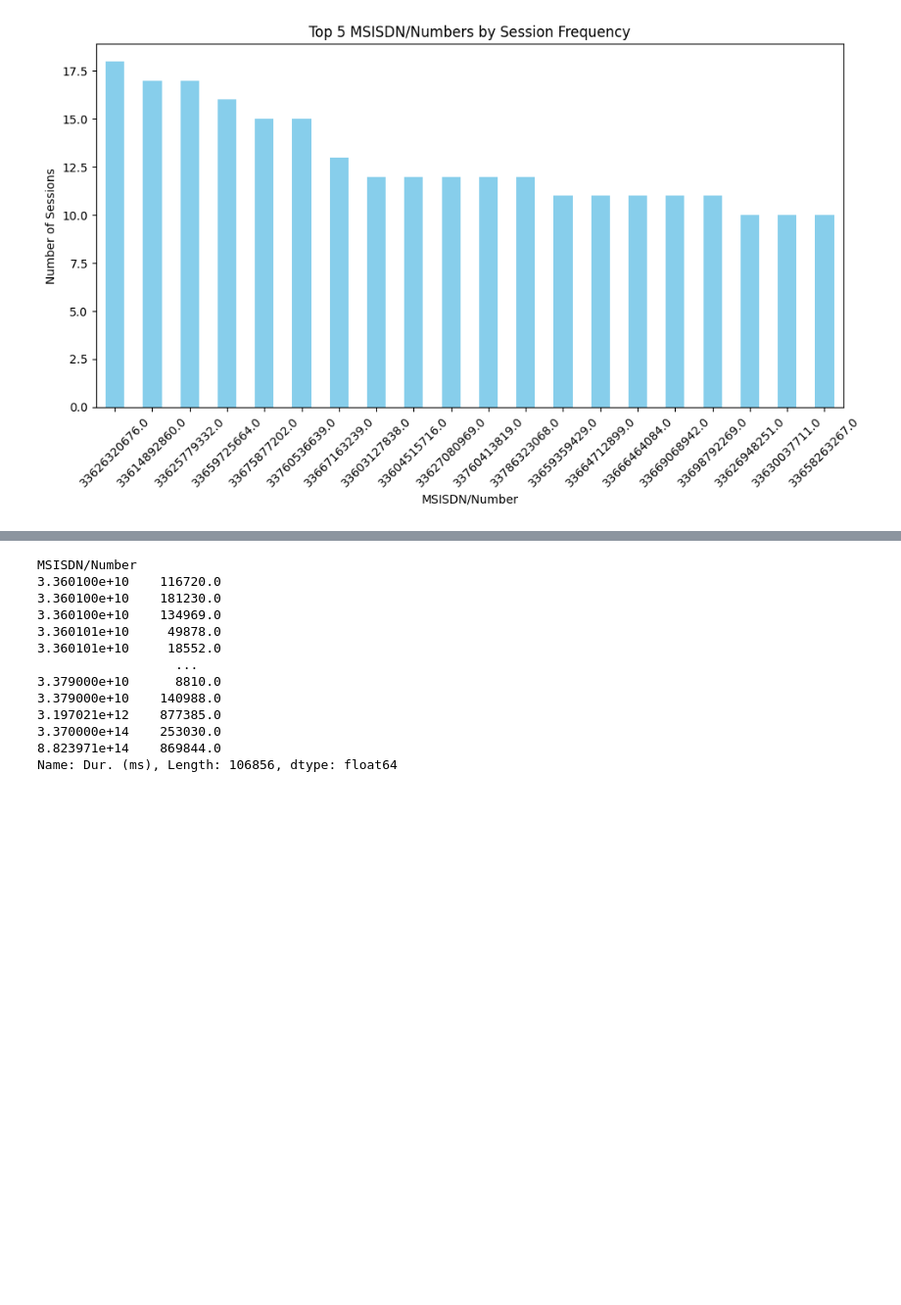
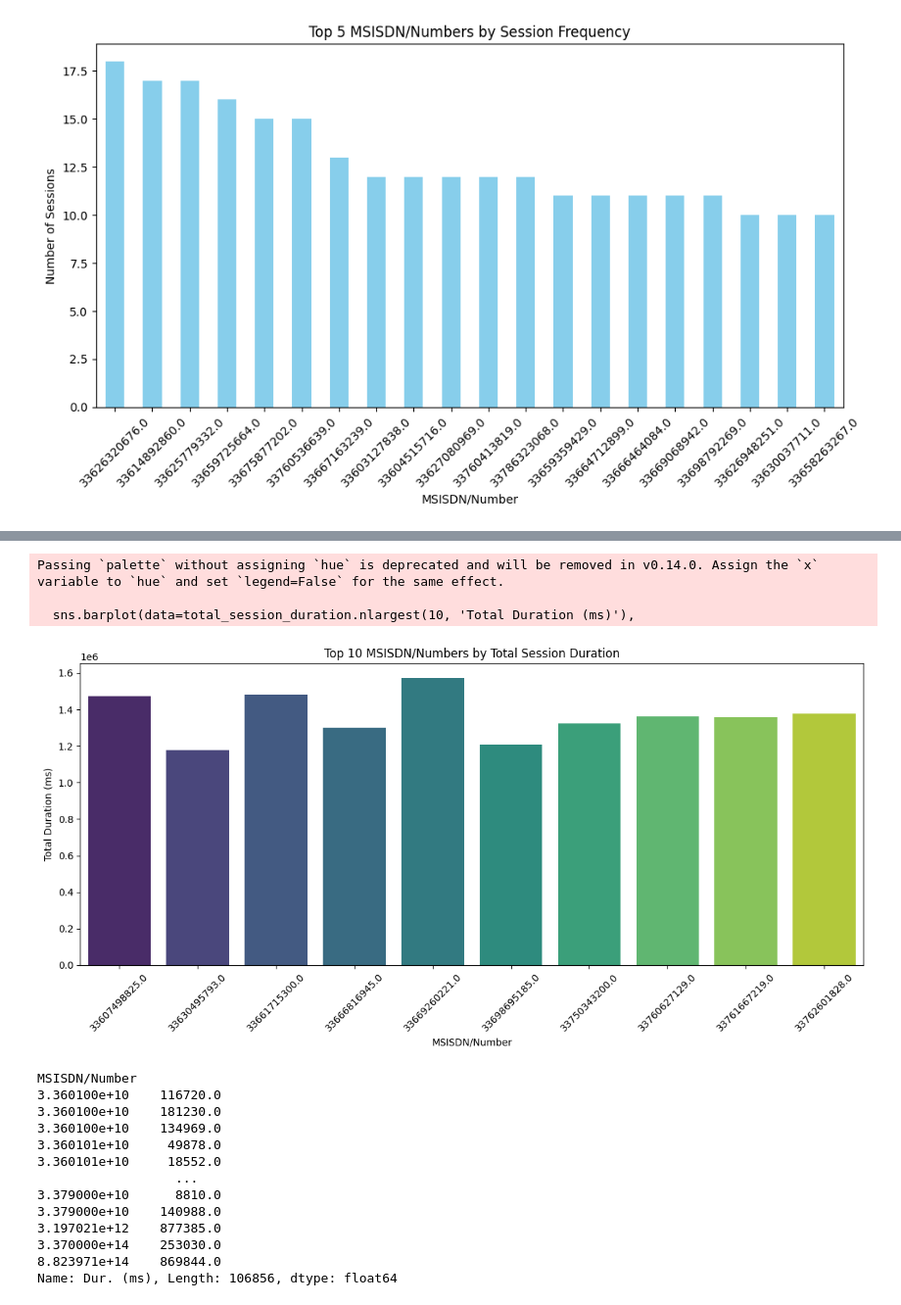
Before and after one commit to davekindea/tenx, a Jupyter notebook: week2/noatbooks/task2.ipynb, the cells around one changed output, grey strips where cells are left out. Shown at 98% size. Cells and saved outputs as stored; diff of their text form; code cells hidden in the pictures; blank space fills up the shorter version.

```diff
--- a/week2/noatbooks/task2.ipynb
+++ b/week2/noatbooks/task2.ipynb
@@ -114,3 +115,23 @@ Name: Dur. (ms), Length: 106856, dtype: float64
+# %%
+import seaborn as sns
+total_session_duration = average_session_duration.reset_index()
+total_session_duration.columns = ['MSISDN/Number', 'Total Duration (ms)']
+
+# Plotting
+plt.figure(figsize=(12, 6))
+sns.barplot(data=total_session_duration.nlargest(10, 'Total Duration (ms)'),
+            x='MSISDN/Number', y='Total Duration (ms)', palette='viridis')
+plt.title('Top 10 MSISDN/Numbers by Total Session Duration')
+plt.xlabel('MSISDN/Number')
+plt.ylabel('Total Duration (ms)')
+plt.xticks(rotation=45)  # Rotate x-axis labels for better readability
+plt.tight_layout()  # Adjust layout to fit labels
+plt.show()
+# %% [output]
+Passing `palette` without assigning `hue` is deprecated and will be removed in v0.14.0. Assign the `x` variable to `hue` and set `legend=False` for the same effect.
+
+  sns.barplot(data=total_session_duration.nlargest(10, 'Total Duration (ms)'),
+[figure, added]
 # %%
 average_session_duration
 # %% [output]
```
Also changed, not shown: parts of 31 cells of this notebook.
